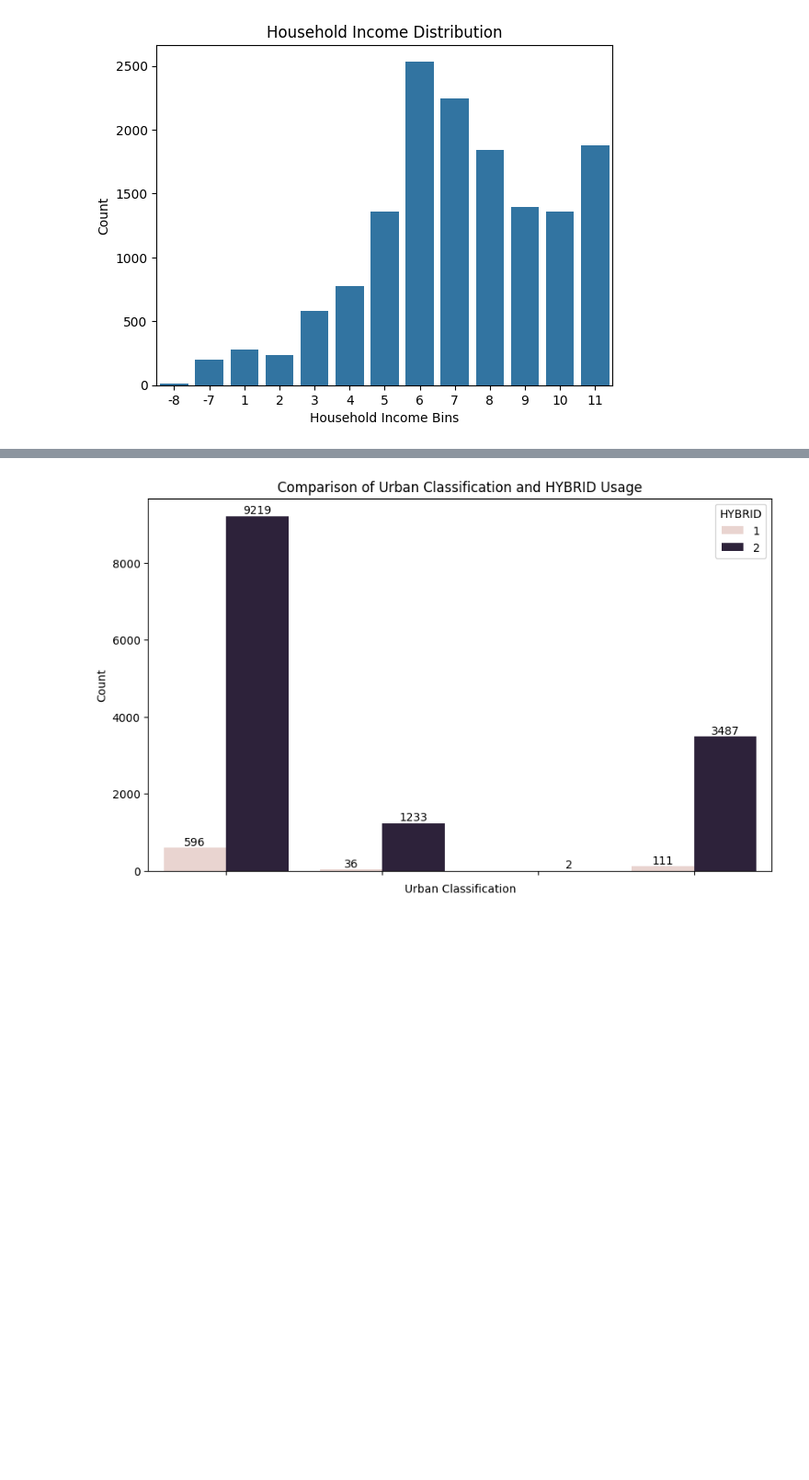
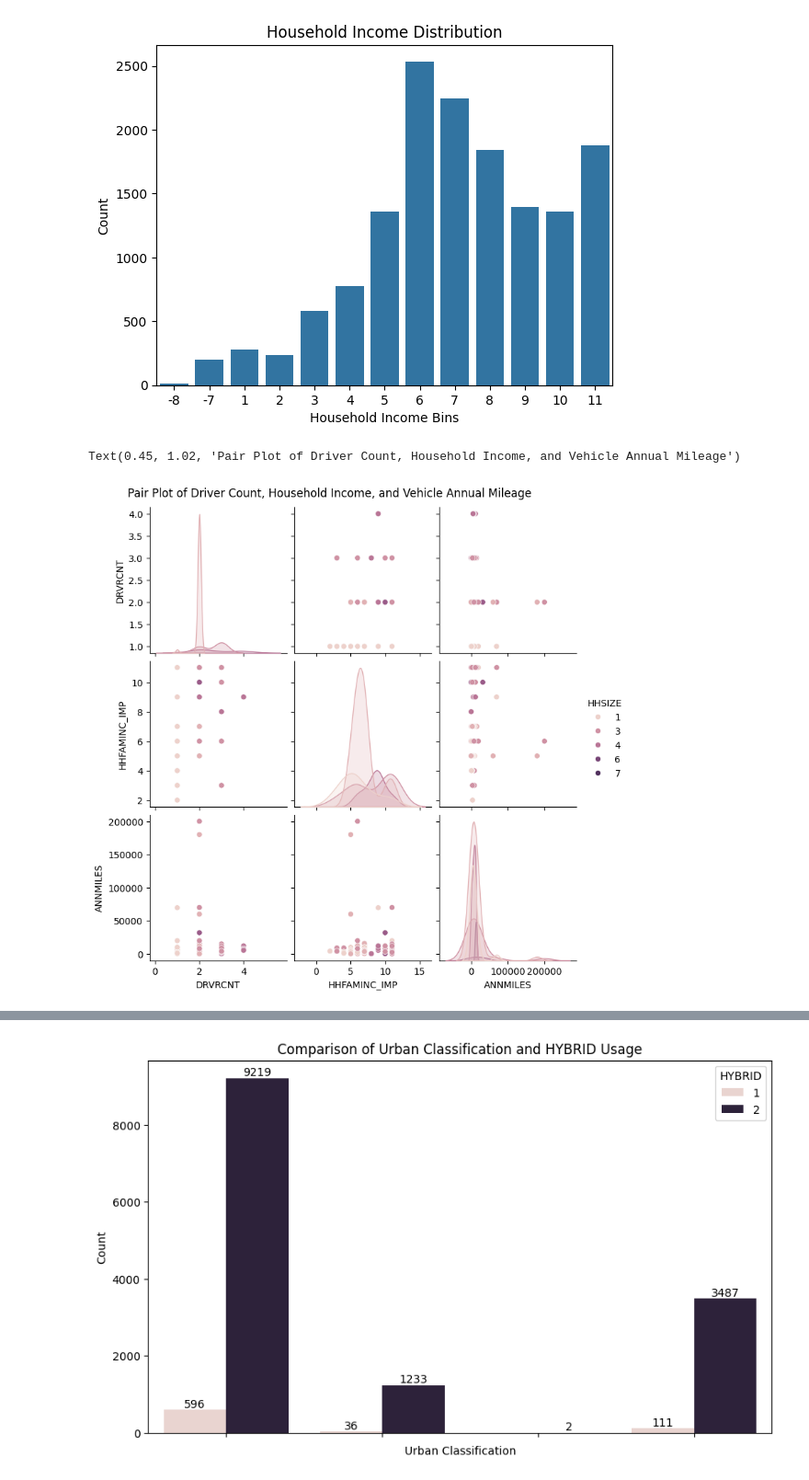
Before and after one commit to AdvayBhatt/gm_project, a Jupyter notebook: gm_proj/preprocessing/linear_not_neural.ipynb, the cells around one changed output, grey strips where cells are left out. Shown at 92% size. Cells and saved outputs as stored; diff of their text form; code cells hidden in the pictures; blank space fills up the shorter version.

```diff
--- a/gm_proj/preprocessing/linear_not_neural.ipynb
+++ b/gm_proj/preprocessing/linear_not_neural.ipynb
@@ -152,4 +177,17 @@ plt.show()
 #left skew slight may want normalization
 # %% [output]
 [figure]
+# %%
+first_df = df[0:100]
+
+prp = sns.pairplot(data = first_df,
+             vars = ["DRVRCNT", "HHFAMINC_IMP", "ANNMILES"],  # Data columns used
+             kind = "scatter",                      # Kind of plots for different column pairs
+             diag_kind = "kde",                     # Diagonal plot kind
+             hue = "HHSIZE",                      # Color data by household size
+                   )
+plt.suptitle("Pair Plot of Driver Count, Household Income, and Vehicle Annual Mileage", x = 0.45, y = 1.02)
+# %% [output]
+Text(0.45, 1.02, 'Pair Plot of Driver Count, Household Income, and Vehicle Annual Mileage')
+[figure, added]
 # %%
```
Also changed, not shown: parts of 43 cells of this notebook, 1 other file.
